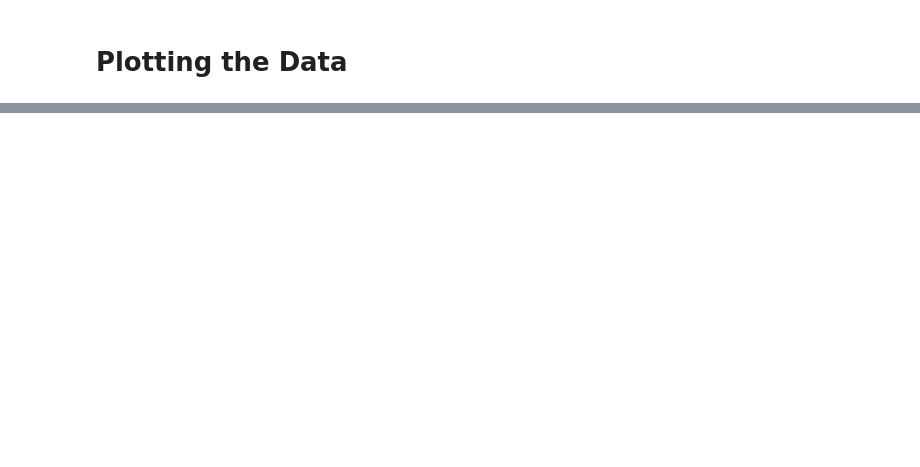
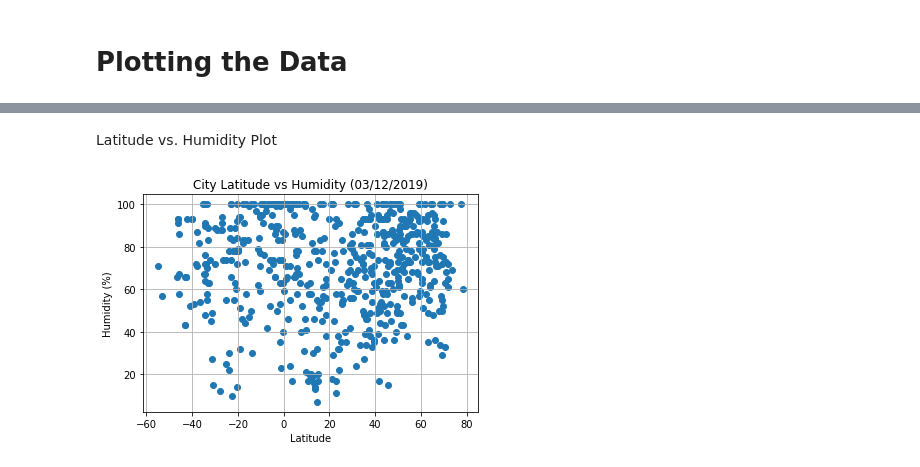
Before and after one commit to saikondrakunta/WeatherAnalysisUsingAPI, a Jupyter notebook: code/WeatherAnalysis.ipynb, the cells around one changed output, grey strips where cells are left out. Saved outputs shown, nothing was run; the diff lists cells and outputs as text; code cells hidden in the pictures; blank space fills up the shorter version.

```diff
--- a/code/WeatherAnalysis.ipynb
+++ b/code/WeatherAnalysis.ipynb
@@ -185,0 +192,6 @@ def plotvslatitude(inputlist):
+# %% [markdown]
+Latitude vs. Humidity Plot
+# %%
+plotvslatitude("Humidity")
+# %% [output]
+[figure, added]
```
Also changed, not shown: parts of 9 cells of this notebook, 8 other files.
